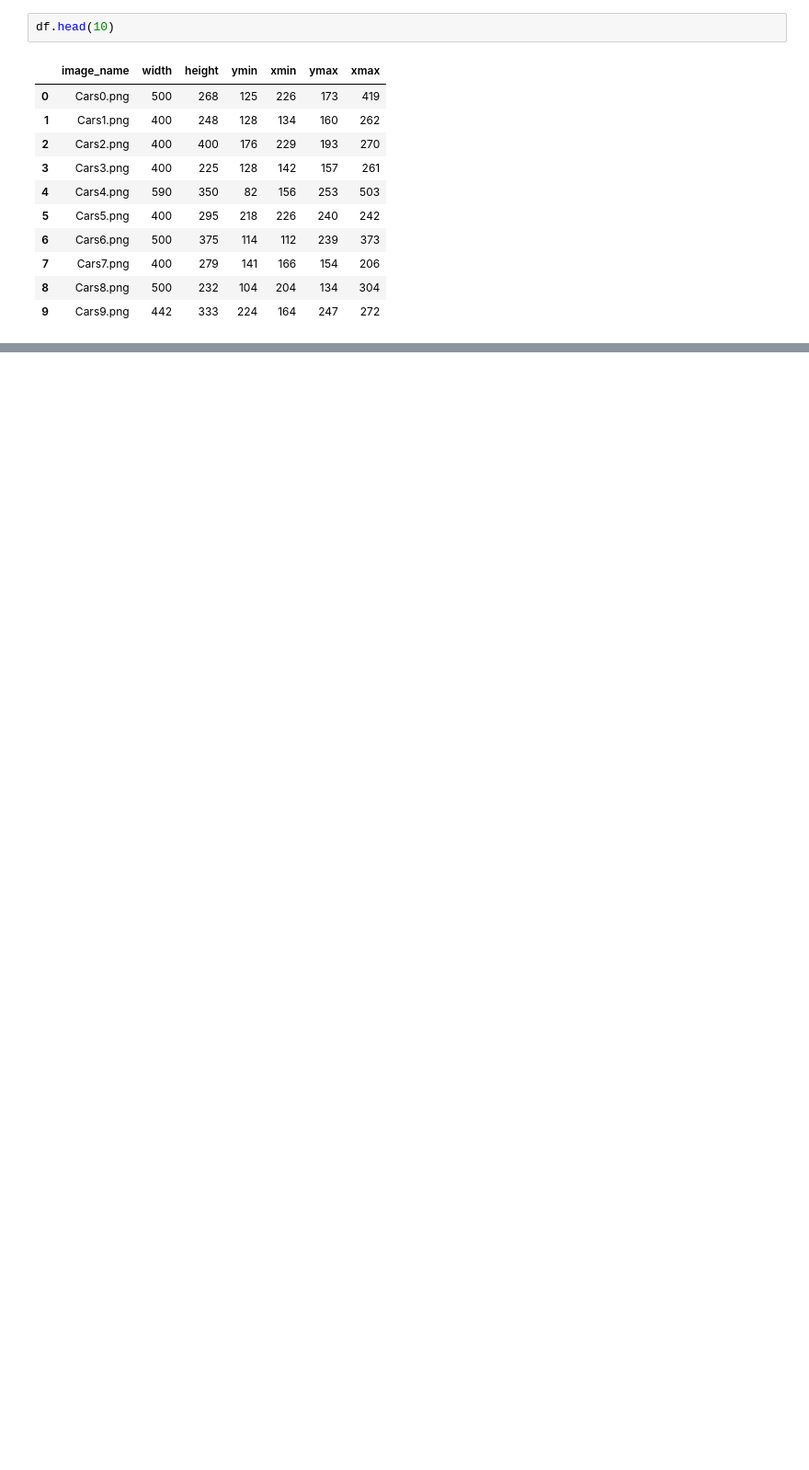
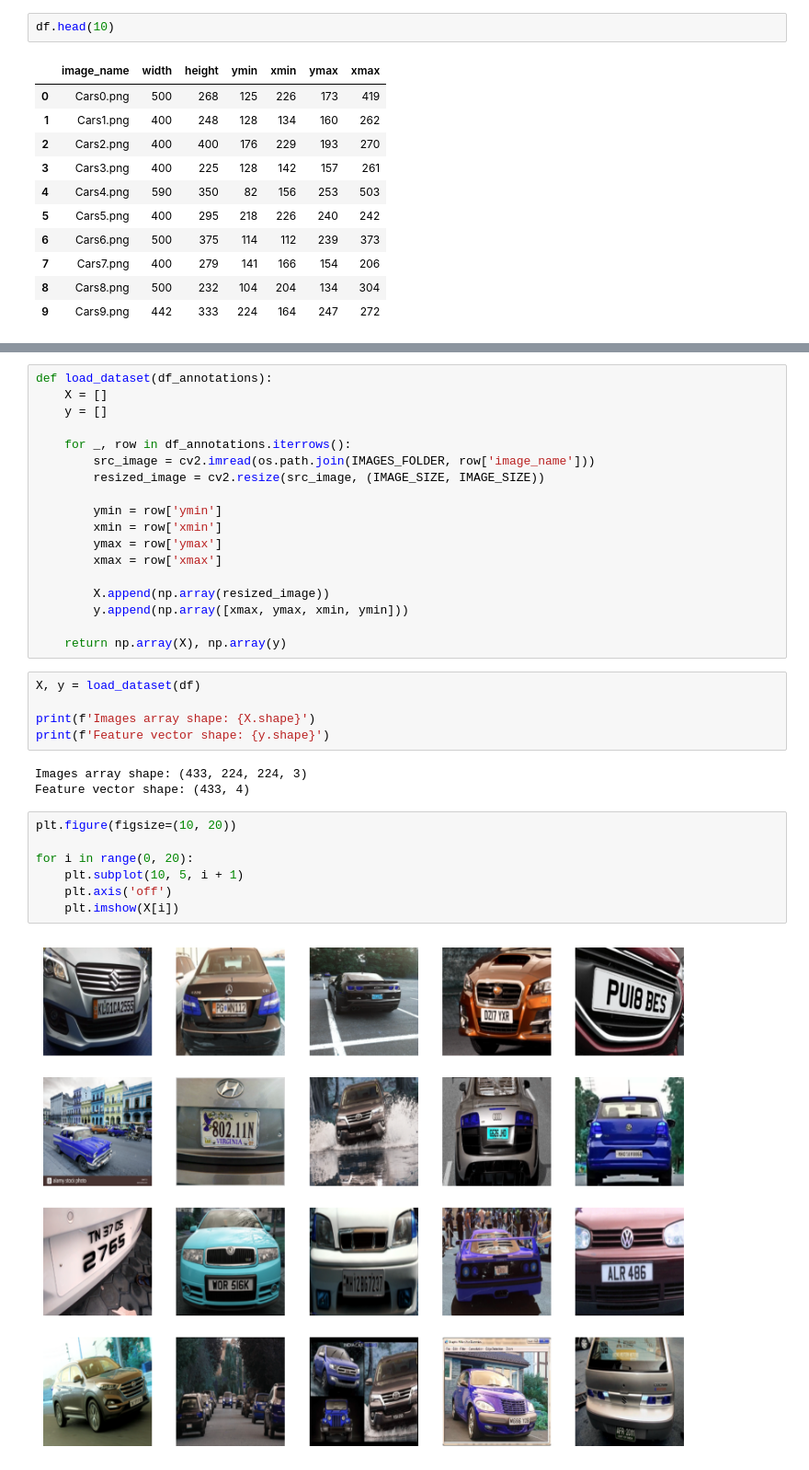
Before and after one commit to ram333n/neurocomputing, a Jupyter notebook: neurocomputing-lab/main.ipynb, the cells around one changed output, grey strips where cells are left out. Shown at 92% size. Cells and saved outputs as stored; diff of their text form; blank space fills up the shorter version.

```diff
--- a/neurocomputing-lab/main.ipynb
+++ b/neurocomputing-lab/main.ipynb
@@ -85,0 +161,35 @@ plt.axis('off')
+# %%
+def load_dataset(df_annotations):
+    X = []
+    y = []
+
+    for _, row in df_annotations.iterrows():
+        src_image = cv2.imread(os.path.join(IMAGES_FOLDER, row['image_name']))
+        resized_image = cv2.resize(src_image, (IMAGE_SIZE, IMAGE_SIZE))
+
+        ymin = row['ymin']
+        xmin = row['xmin']
+        ymax = row['ymax']
+        xmax = row['xmax']
+
+        X.append(np.array(resized_image))
+        y.append(np.array([xmax, ymax, xmin, ymin]))
+
+    return np.array(X), np.array(y)
+# %%
+X, y = load_dataset(df)
+
+print(f'Images array shape: {X.shape}')
+print(f'Feature vector shape: {y.shape}')
+# %% [output]
+Images array shape: (433, 224, 224, 3)
+Feature vector shape: (433, 4)
+# %%
+plt.figure(figsize=(10, 20))
+
+for i in range(0, 20):
+    plt.subplot(10, 5, i + 1)
+    plt.axis('off')
+    plt.imshow(X[i])
+# %% [output]
+[figure, added]
```
Also changed, not shown: parts of 18 cells of this notebook, 1 other file.
